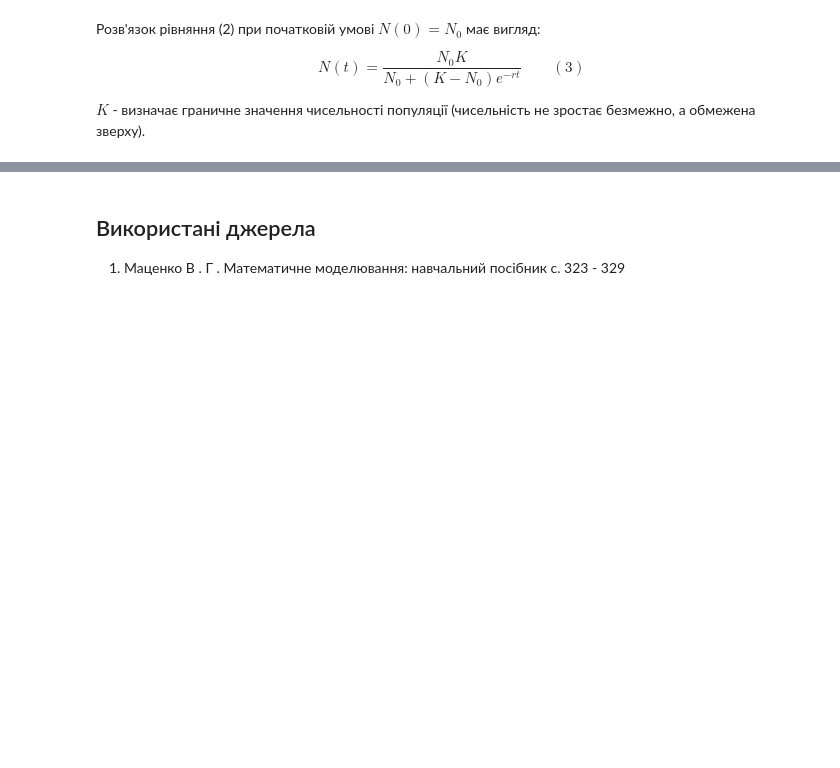
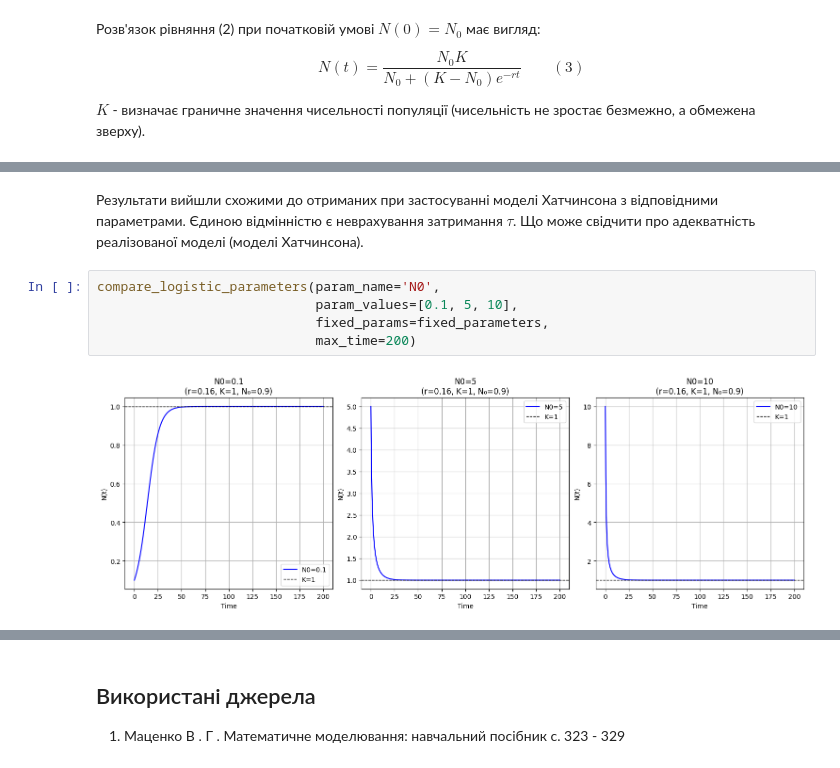
Before and after one commit to LazebnyA/matmod-coursework, a Jupyter notebook: coursework.ipynb, the cells around one changed output, grey strips where cells are left out. Cells and saved outputs as stored; diff of their text form; blank space fills up the shorter version.

```diff
--- a/coursework.ipynb
+++ b/coursework.ipynb
@@ -473,0 +635,9 @@ $K$ - визначає граничне значення чисельності
+# %% [markdown]
+Результати вийшли схожими до отриманих при застосуванні моделі Хатчинсона з відповідними параметрами. Єдиною відмінністю є неврахування затримання $\tau$. Що може свідчити про адекватність реалізованої моделі (моделі Хатчинсона).
+# %%
+compare_logistic_parameters(param_name='N0',
+                            param_values=[0.1, 5, 10],
+                            fixed_params=fixed_parameters,
+                            max_time=200)
+# %% [output]
+[figure, added]
```
Also changed, not shown: parts of 24 cells of this notebook, 1 other file.
